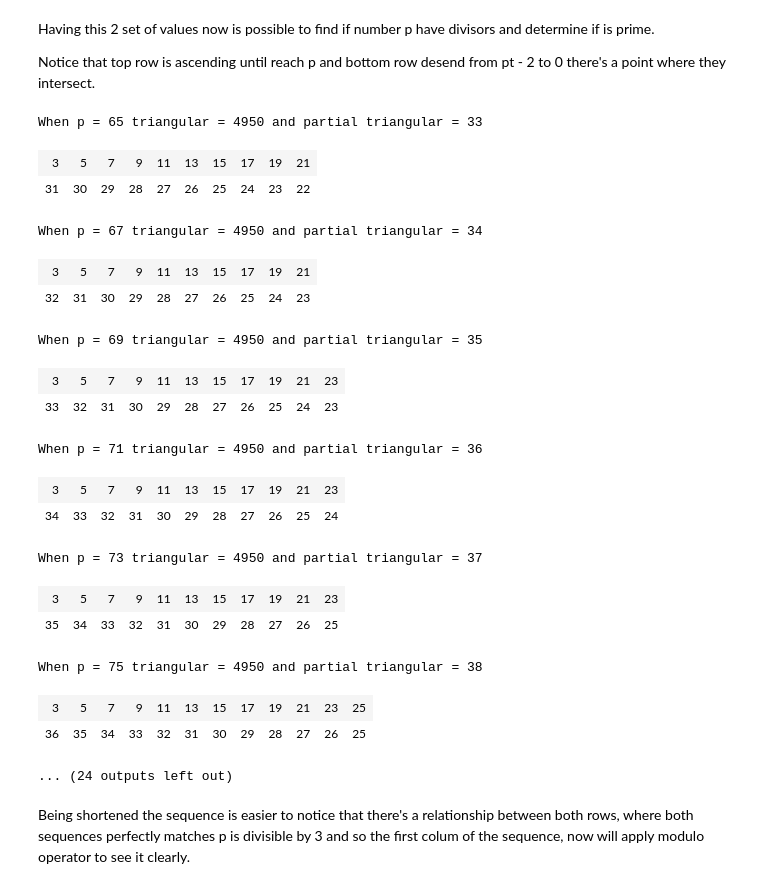
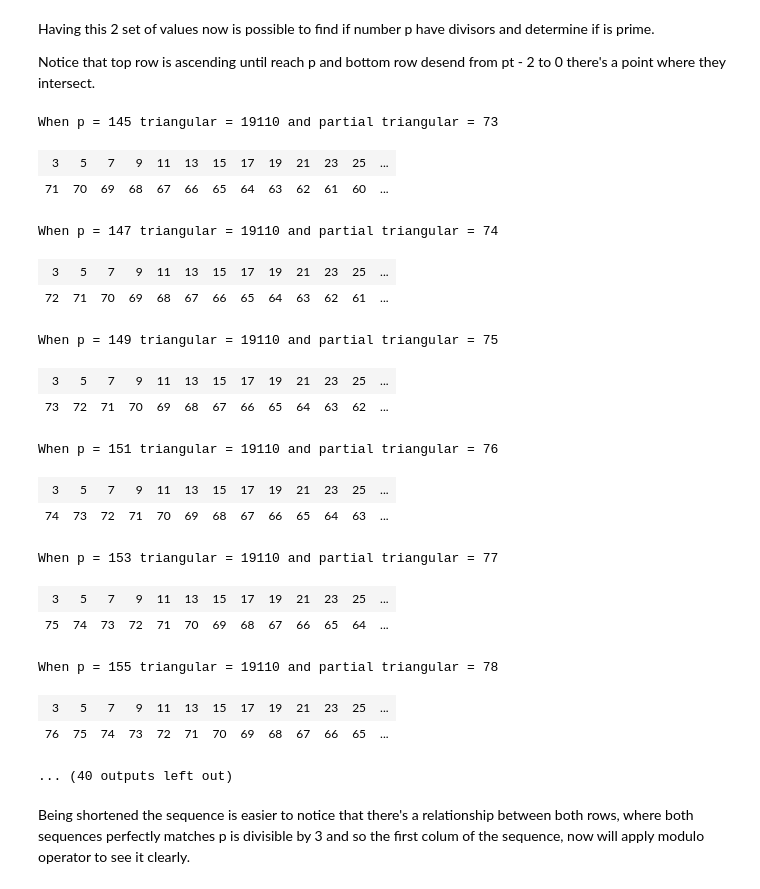
Before and after one commit to PandaLz/PrimeRT-Lz, a Jupyter notebook: index.ipynb, the cells around one changed output. Saved outputs shown, nothing was run; the diff lists cells and outputs as text; code cells hidden in the pictures.

```diff
--- a/index.ipynb
+++ b/index.ipynb
@@ -70,7 +69,7 @@ for x in range(65, 100, 2):
 # %% [markdown]
 Having in count partial triangular value 2 sets of sequences can be generated until the triangular value is reached calling each odd number in sequence p:
 # %%
-for p in range(65, 100, 2):
+for p in range(145, 196, 2):
     t = triangular(p)
     partialt = partial_triangular(p)
 
@@ -130,7 +129,7 @@ When p = 75 triangular = 2850 and partial triangular = 38
 # %% [markdown]
 Observe the increments on both sets of sequences being the first incrementing p by partial triangular and the second partial triangular incemented by p until both converge at triangular value of p, to loof for a relationship between the values modulo between both sequences is applied:
 # %%
-for p in range(65, 100, 2):
+for p in range(145, 196, 2):
     t = triangular(p)
     partialt = partial_triangular(p)
 
@@ -202,7 +201,7 @@ Where partial triangular row is odd the first modulo of the sequence is equal to
 
 For the scope of this particular document will only focus on the odd part of the sequence which will also reduce greately the complexity of generating the sequence, so next table will only include the partial triangular row when value is odd and the modulo sequence row.
 # %%
-for p in range(65, 100, 2):
+for p in range(145, 196, 2):
     partialt = partial_triangular(p)
 
     sequences = [[],[]]
@@ -245,48 +244,48 @@ Having this 2 set of values now is possible to find if number p have divisors an
 
 Notice that top row is ascending until reach p and bottom row desend from pt - 2 to 0 there's a point where they intersect.
 # %%
-for p in range(65, 100, 2):
+for p in range(145, 196, 2):
     partialt = partial_triangular(p)
     #temporal variable to generate the secuence value
     partialt_temp = partialt - 1
 
     sequences = [[],[]]
 
     for x1 in range (3, int(p / 3 + 1), 2):
         sequences[0].append(x1)
     #   sequences[1].append(partialt_temp - 1)
     for x2 in sequences[0]:
         partialt_temp = partialt_temp -1
         sequences[1].append(partialt_temp)
 
     print("When p = {} triangular = {} and partial triangular = {}".format(p, t, partialt))
 
     display(HTML(
         '<table><tr>{}</tr></table>'.format(
             '</tr><tr>'.join(
                 '<td>{}</td>'.format('</td><td>'.join(str(_) for _ in row)) for row in sequences)
             )
      ))
 # %% [output]
-When p = 65 triangular = 4950 and partial triangular = 33
+When p = 145 triangular = 19110 and partial triangular = 73
-| 3 | 5 | 7 | 9 | 11 | 13 | 15 | 17 | 19 | 21 |
-| 31 | 30 | 29 | 28 | 27 | 26 | 25 | 24 | 23 | 22 |
+| 3 | 5 | 7 | 9 | 11 | 13 | 15 | 17 | 19 | 21 | 23 | 25 | ... |
+| 71 | 70 | 69 | 68 | 67 | 66 | 65 | 64 | 63 | 62 | 61 | 60 | ... |
-When p = 67 triangular = 4950 and partial triangular = 34
+When p = 147 triangular = 19110 and partial triangular = 74
-| 3 | 5 | 7 | 9 | 11 | 13 | 15 | 17 | 19 | 21 |
-| 32 | 31 | 30 | 29 | 28 | 27 | 26 | 25 | 24 | 23 |
+| 3 | 5 | 7 | 9 | 11 | 13 | 15 | 17 | 19 | 21 | 23 | 25 | ... |
+| 72 | 71 | 70 | 69 | 68 | 67 | 66 | 65 | 64 | 63 | 62 | 61 | ... |
-When p = 69 triangular = 4950 and partial triangular = 35
+When p = 149 triangular = 19110 and partial triangular = 75
-| 3 | 5 | 7 | 9 | 11 | 13 | 15 | 17 | 19 | 21 | 23 |
-| 33 | 32 | 31 | 30 | 29 | 28 | 27 | 26 | 25 | 24 | 23 |
+| 3 | 5 | 7 | 9 | 11 | 13 | 15 | 17 | 19 | 21 | 23 | 25 | ... |
+| 73 | 72 | 71 | 70 | 69 | 68 | 67 | 66 | 65 | 64 | 63 | 62 | ... |
-When p = 71 triangular = 4950 and partial triangular = 36
+When p = 151 triangular = 19110 and partial triangular = 76
-| 3 | 5 | 7 | 9 | 11 | 13 | 15 | 17 | 19 | 21 | 23 |
-| 34 | 33 | 32 | 31 | 30 | 29 | 28 | 27 | 26 | 25 | 24 |
+| 3 | 5 | 7 | 9 | 11 | 13 | 15 | 17 | 19 | 21 | 23 | 25 | ... |
+| 74 | 73 | 72 | 71 | 70 | 69 | 68 | 67 | 66 | 65 | 64 | 63 | ... |
-When p = 73 triangular = 4950 and partial triangular = 37
+When p = 153 triangular = 19110 and partial triangular = 77
-| 3 | 5 | 7 | 9 | 11 | 13 | 15 | 17 | 19 | 21 | 23 |
-| 35 | 34 | 33 | 32 | 31 | 30 | 29 | 28 | 27 | 26 | 25 |
+| 3 | 5 | 7 | 9 | 11 | 13 | 15 | 17 | 19 | 21 | 23 | 25 | ... |
+| 75 | 74 | 73 | 72 | 71 | 70 | 69 | 68 | 67 | 66 | 65 | 64 | ... |
-When p = 75 triangular = 4950 and partial triangular = 38
+When p = 155 triangular = 19110 and partial triangular = 78
-| 3 | 5 | 7 | 9 | 11 | 13 | 15 | 17 | 19 | 21 | 23 | 25 |
-| 36 | 35 | 34 | 33 | 32 | 31 | 30 | 29 | 28 | 27 | 26 | 25 |
+| 3 | 5 | 7 | 9 | 11 | 13 | 15 | 17 | 19 | 21 | 23 | 25 | ... |
+| 76 | 75 | 74 | 73 | 72 | 71 | 70 | 69 | 68 | 67 | 66 | 65 | ... |
-... (24 outputs left out)
+... (40 outputs left out)
 # %% [markdown]
 Being shortened the sequence is easier to notice that there's a relationship between both rows, where both sequences perfectly matches p is divisible by 3 and so the first colum of the sequence, now will apply modulo operator to see it clearly.
 # %%
```
Also changed, not shown: parts of 11 cells of this notebook.
